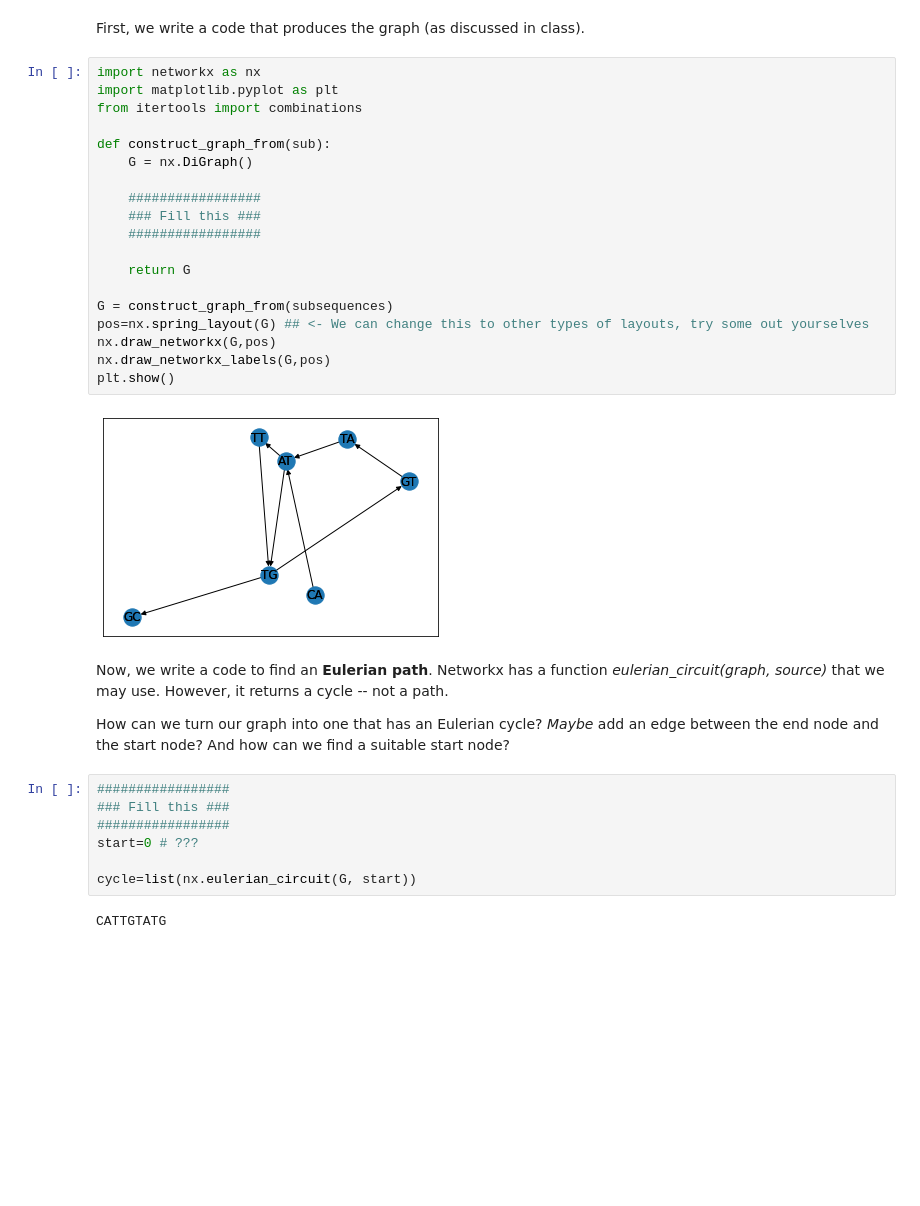
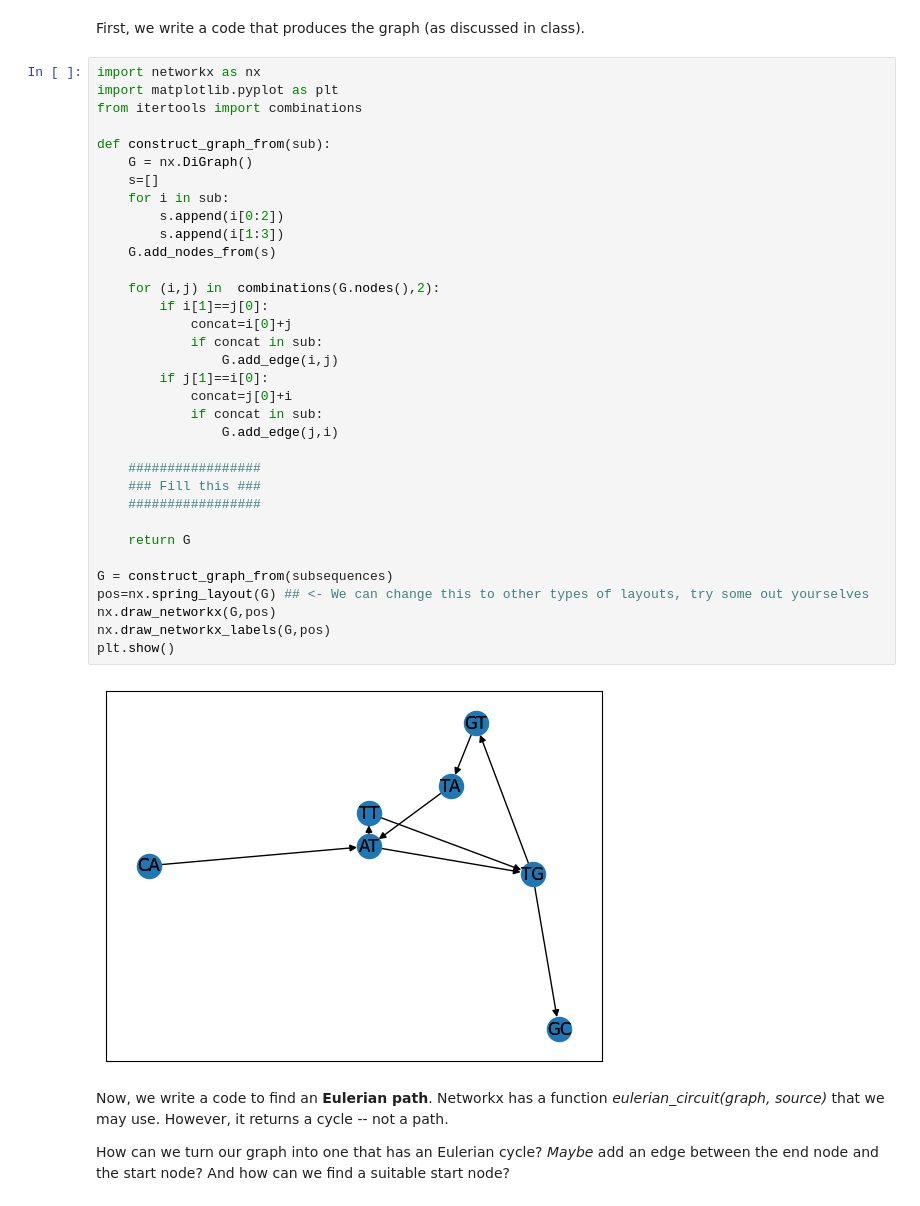
Before and after one commit to yggdrasilyuan/UIUC_code, a Jupyter notebook: network_data/eulerian.ipynb, the cells around one changed output. Drawn from its saved outputs; the diff is of its cells as text; blank space fills up the shorter version.

```diff
--- a/network_data/eulerian.ipynb
+++ b/network_data/eulerian.ipynb
@@ -14,34 +14,40 @@ First, we write a code that produces the graph (as discussed in class).
 # %%
 import networkx as nx
 import matplotlib.pyplot as plt
 from itertools import combinations
 
 def construct_graph_from(sub):
     G = nx.DiGraph()
+    s=[]
+    for i in sub:
+        s.append(i[0:2])
+        s.append(i[1:3])
+    G.add_nodes_from(s)
+
+    for (i,j) in  combinations(G.nodes(),2):
+        if i[1]==j[0]:
+            concat=i[0]+j
+            if concat in sub:
+                G.add_edge(i,j)
+        if j[1]==i[0]:
+            concat=j[0]+i
+            if concat in sub:
+                G.add_edge(j,i)
 
     #################
     ### Fill this ###
     #################
 
     return G
 
 G = construct_graph_from(subsequences)
 pos=nx.spring_layout(G) ## <- We can change this to other types of layouts, try some out yourselves
 nx.draw_networkx(G,pos)
 nx.draw_networkx_labels(G,pos)
 plt.show()
 # %% [output]
-[figure, old version]
+[figure, new version]
 # %% [markdown]
 Now, we write a code to find an **Eulerian path**. Networkx has a function *eulerian_circuit(graph, source)* that we may use. However, it returns a cycle -- not a path.
 
 How can we turn our graph into one that has an Eulerian cycle? *Maybe* add an edge between the end node and the start node? And how can we find a suitable start node?
-# %%
-#################
-### Fill this ###
-#################
-start=0 # ???
-
-cycle=list(nx.eulerian_circuit(G, start))
-# %% [output]
-CATTGTATG
```
Also changed, not shown: parts of 1 cell of this notebook, 1 other file.
